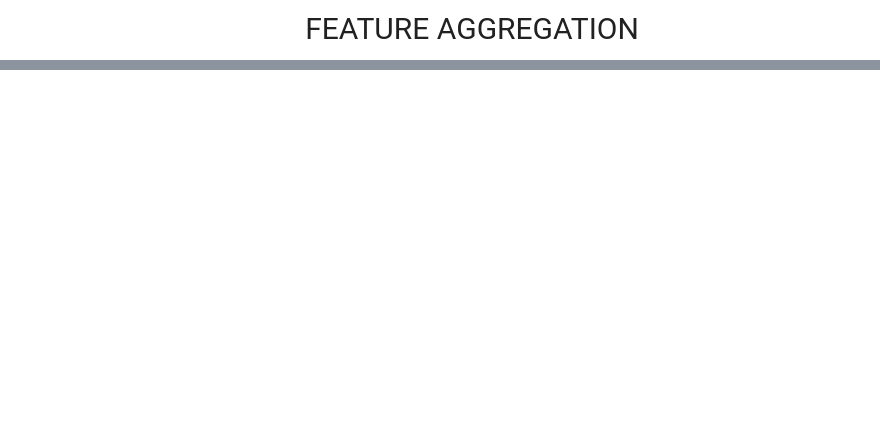
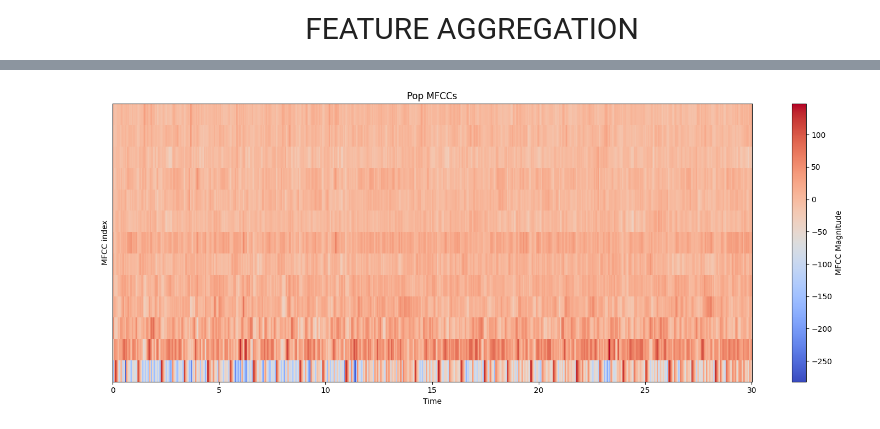
Before and after one commit to kelvin17-glitch/ML-Audio, a Jupyter notebook: audio-ml2.ipynb, the cells around one changed output, grey strips where cells are left out. Drawn from its saved outputs; the diff is of its cells as text; code cells hidden in the pictures; blank space fills up the shorter version.

Commit message:
Did MFCCs, added to feature function

```diff
--- a/audio-ml2.ipynb
+++ b/audio-ml2.ipynb
@@ -121,0 +178,23 @@ feat_pop
+# %%
+# Plot MFCCs function
+def plot_mfccs(audiopath, genre):
+    # Load file
+    y, sr = librosa.load(audiopath, sr=22050)
+    # Initialize MFCCs
+    mfcc = librosa.feature.mfcc(y=y, sr=sr, n_mfcc=13, hop_length=512, n_fft=2048, n_mels=128)
+    # Plot
+    plt.figure(figsize=(15, 6))
+    librosa.display.specshow(mfcc, x_axis="time", sr=sr)
+    plt.title(f"{genre.title()} MFCCs")
+    plt.colorbar().set_label("MFCC Magnitude")
+    plt.ylabel("MFCC index")
+    plt.tight_layout()
+    plt.show()
+    # Summary Stats
+    mfcc_mean = np.mean(mfcc, axis=1)
+    mfcc_std = np.std(mfcc, axis=1)
+# %%
+# Plot Pop MFCCs
+plot_mfccs(audiopath=pop_files[1], genre="Pop")
+# %% [output]
+[figure, added]
```
Also changed, not shown: parts of 12 cells of this notebook.
